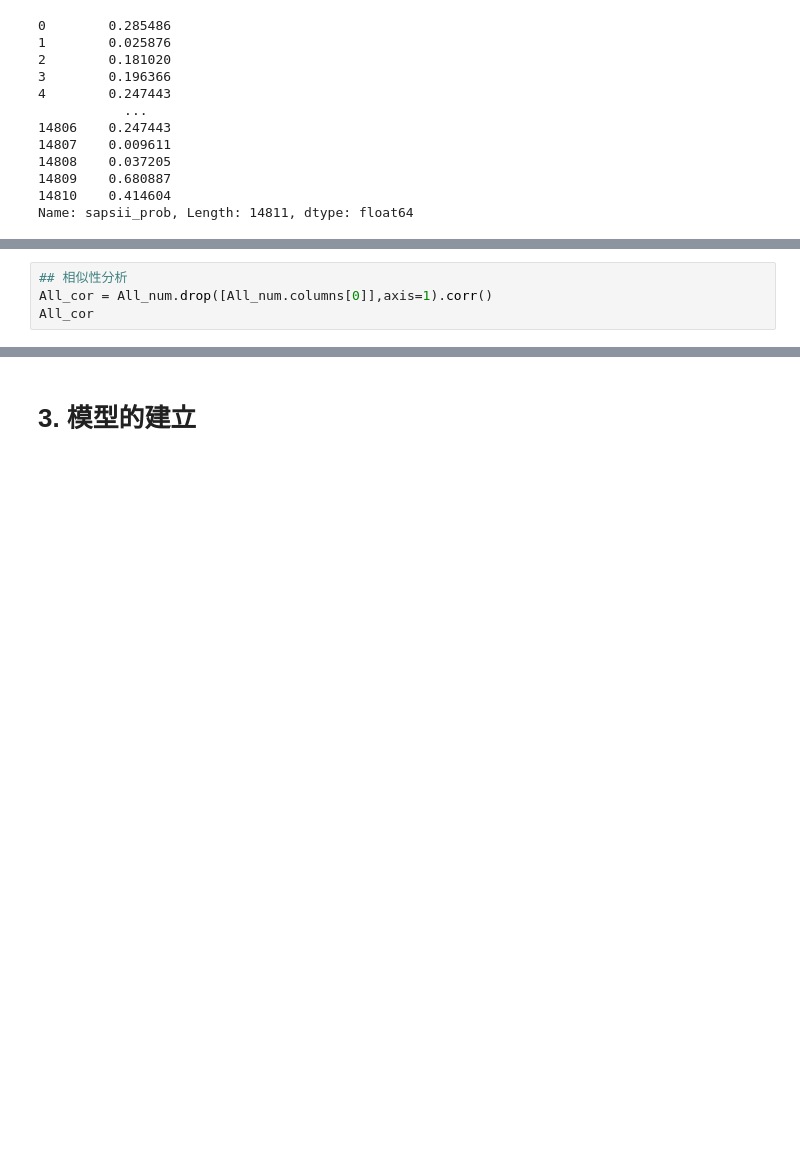
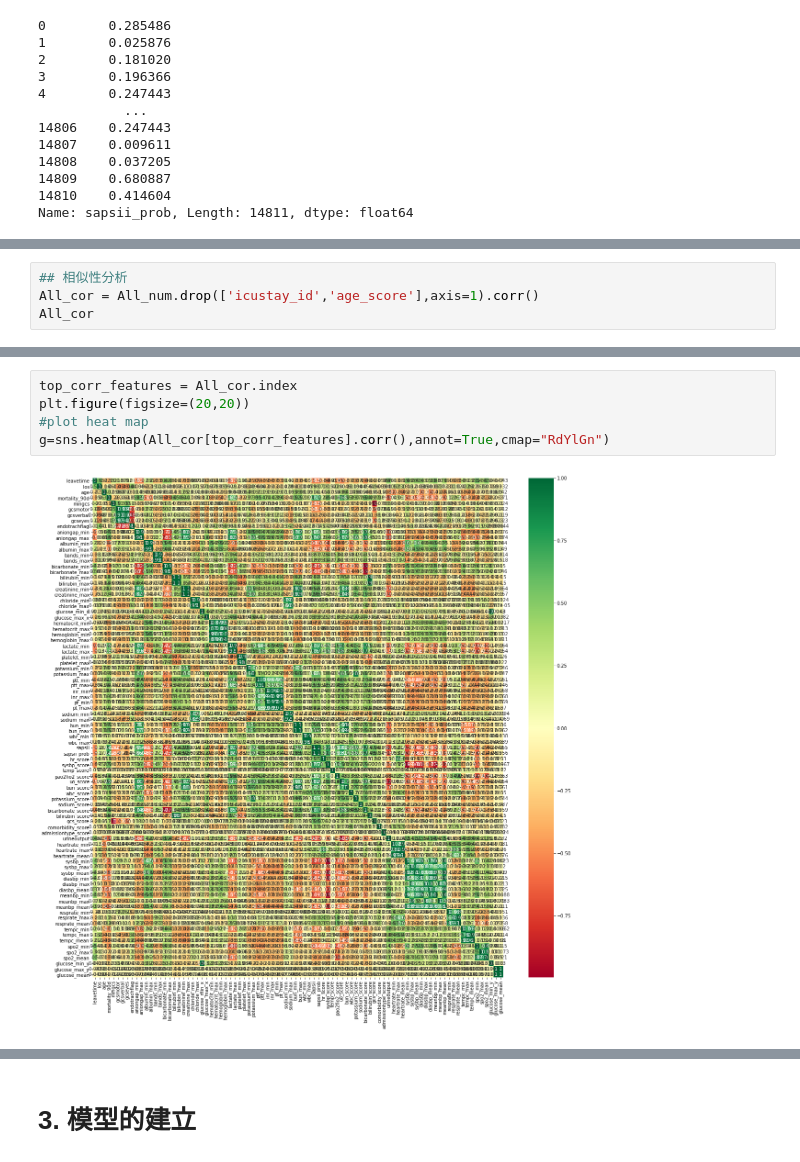
Before and after one commit to holiday01/mimic-iii-ntuh-tutorial, a Jupyter notebook: 預測模型.ipynb, the cells around one changed output, grey strips where cells are left out. Cells and saved outputs as stored; diff of their text form; blank space fills up the shorter version.

```diff
--- a/預測模型.ipynb
+++ b/預測模型.ipynb
@@ -108,6 +183,6 @@ p
 # %%
 ## 相似性分析
-All_cor = All_num.drop([All_num.columns[0]],axis=1).corr()
+All_cor = All_num.drop(['icustay_id','age_score'],axis=1).corr()
 All_cor
 # %% [output]
 |  | leavetime | los | age | mortality_90d | mingcs | gcsmotor | gcsverbal | gcseyes | endotrachflag | ... |
@@ -190,0 +222,7 @@ imput_data.head()
+# %%
+top_corr_features = All_cor.index
+plt.figure(figsize=(20,20))
+#plot heat map
+g=sns.heatmap(All_cor[top_corr_features].corr(),annot=True,cmap="RdYlGn")
+# %% [output]
+[figure, added]
```
Also changed, not shown: parts of 70 cells of this notebook, 3 other files.
